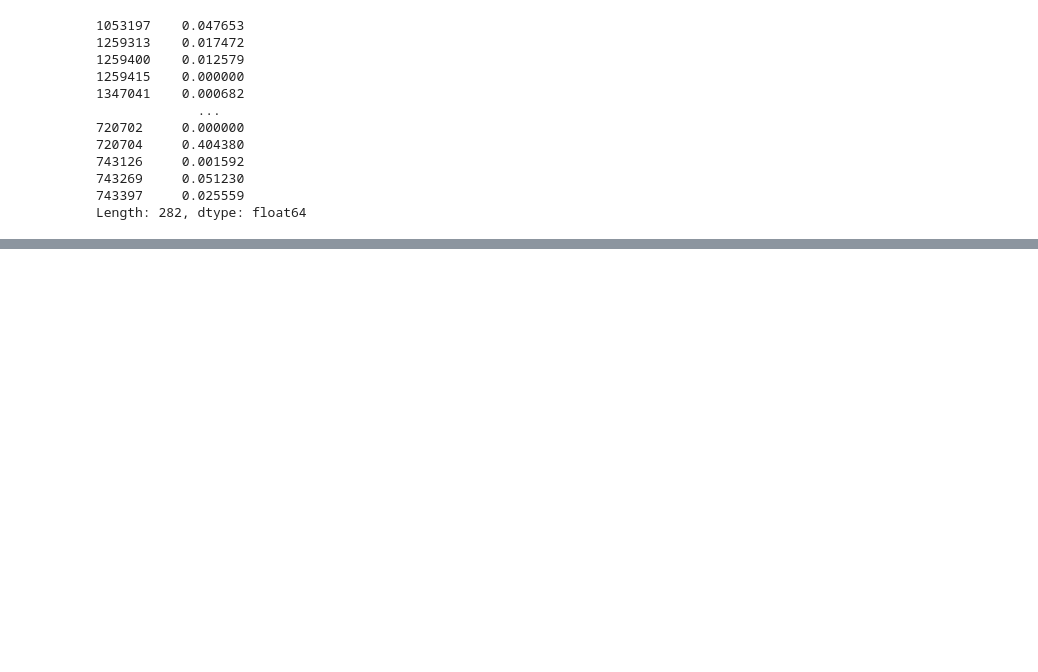
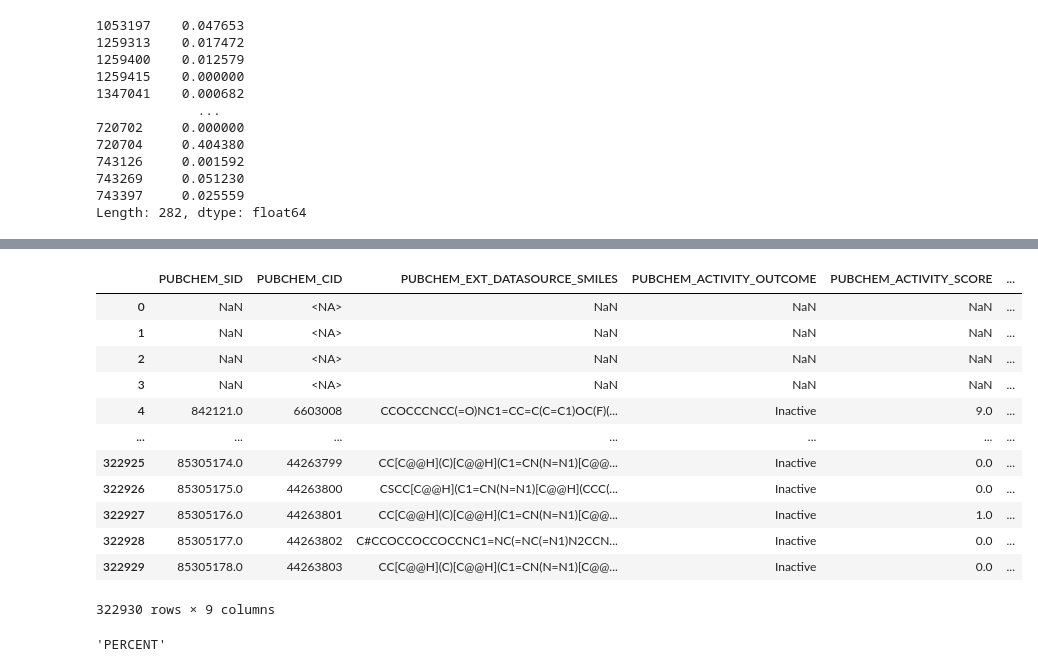
Before and after one commit to davidkubanek/Thesis, a Jupyter notebook: HTS_fingerprints.ipynb, the cells around one changed output, grey strips where cells are left out. Cells and saved outputs as stored; diff of their text form; code cells hidden in the pictures; blank space fills up the shorter version.

```diff
--- a/HTS_fingerprints.ipynb
+++ b/HTS_fingerprints.ipynb
@@ -1565,0 +1720,13 @@ Length: 282, dtype: float64
+# %%
+AID = '2066'
+# import csv file from path
+path = directory + f'/AID_{AID}.csv'
+df = pd.read_csv(path, sep=',', header=0, dtype={'PUBCHEM_CID': 'Int64', 'PUBCHEM_EXT_DATASOURCE_SMILES': str, 'PUBCHEM_ACTIVITY_OUTCOME': str,'Compound QC':str}, low_memory=False)
+# drop the first column
+df = df.drop(df.columns[0], axis=1)
+# drop rows with NaN values in the 'PUBCHEM_SID' column
+#df = df.dropna(subset=['PUBCHEM_CID'])
+# reset the index
+df = df.reset_index(drop=True)
+primary_activity = data_process.primary_activity_columns[int(AID)]
+df[primary_activity]
@@ -1565,0 +1746,21 @@ Length: 282, dtype: float64
+# %%
+df
+# %% [output]
+|  | PUBCHEM_SID | PUBCHEM_CID | PUBCHEM_EXT_DATASOURCE_SMILES | PUBCHEM_ACTIVITY_OUTCOME | PUBCHEM_ACTIVITY_SCORE | ... |
+| 0 | NaN | <NA> | NaN | NaN | NaN | ... |
+| 1 | NaN | <NA> | NaN | NaN | NaN | ... |
+| 2 | NaN | <NA> | NaN | NaN | NaN | ... |
+| 3 | NaN | <NA> | NaN | NaN | NaN | ... |
+| 4 | 842121.0 | 6603008 | CCOCCCNCC(=O)NC1=CC=C(C=C1)OC(F)(... | Inactive | 9.0 | ... |
+| ... | ... | ... | ... | ... | ... | ... |
+| 322925 | 85305174.0 | 44263799 | CC[C@@H](C)[C@@H](C1=CN(N=N1)[C@@... | Inactive | 0.0 | ... |
+| 322926 | 85305175.0 | 44263800 | CSCC[C@@H](C1=CN(N=N1)[C@@H](CCC(... | Inactive | 0.0 | ... |
+| 322927 | 85305176.0 | 44263801 | CC[C@@H](C)[C@@H](C1=CN(N=N1)[C@@... | Inactive | 1.0 | ... |
+| 322928 | 85305177.0 | 44263802 | C#CCOCCOCCOCCNC1=NC(=NC(=N1)N2CCN... | Inactive | 0.0 | ... |
+| 322929 | 85305178.0 | 44263803 | CC[C@@H](C)[C@@H](C1=CN(N=N1)[C@@... | Inactive | 0.0 | ... |
+322930 rows × 9 columns
+# %%
+primary_activity = data_process.primary_activity_columns[int(AID)]
+df[primary_activity][2]
+# %% [output]
+'PERCENT'
```
Also changed, not shown: parts of 20 cells of this notebook.
